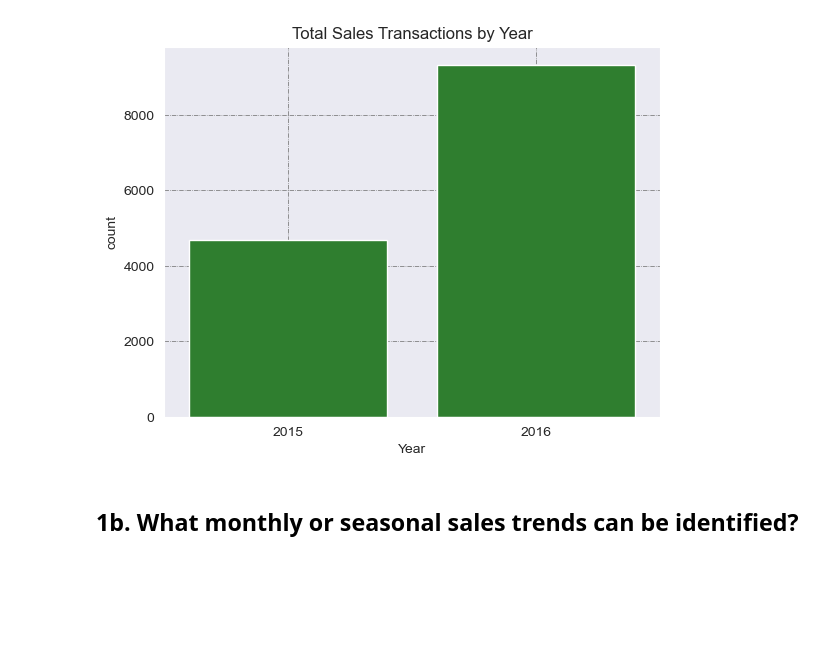
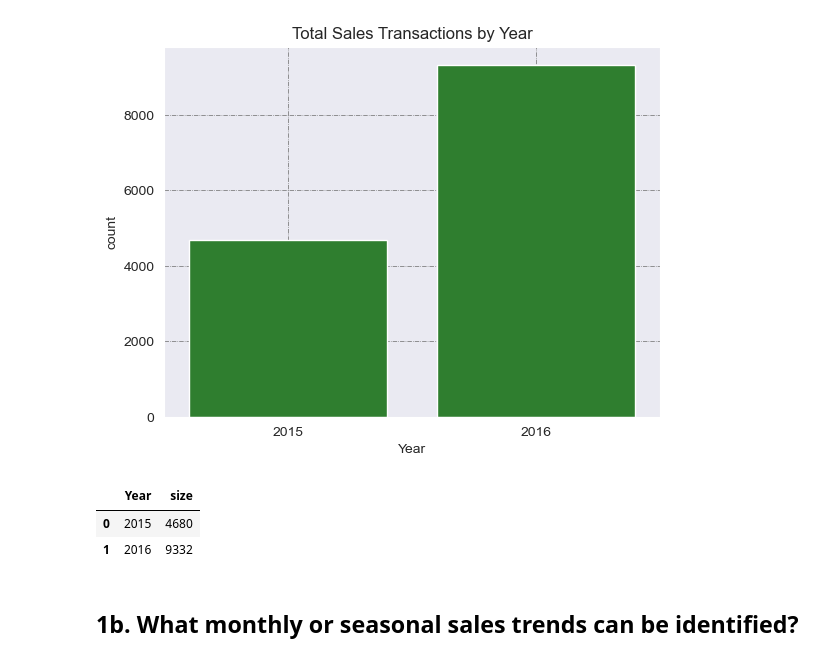
Before and after one commit to Abramz42/data_reports, a Jupyter notebook: Data_Report_3.ipynb, the cells around one changed output. Cells and saved outputs as stored; diff of their text form; code cells hidden in the pictures; blank space fills up the shorter version.

```diff
--- a/Data_Report_3.ipynb
+++ b/Data_Report_3.ipynb
@@ -345,6 +348,13 @@ plt.grid(color='dimgray',  linestyle='-.', linewidth='0.5')
 plt.title('Total Sales Transactions by Year');
 # %% [output]
 [figure]
+# %%
+h = data.groupby('Year', as_index=False).size()
+h
+# %% [output]
+|  | Year | size |
+| 0 | 2015 | 4680 |
+| 1 | 2016 | 9332 |
 # %% [markdown]
 ## **1b. What monthly or seasonal sales trends can be identified?**
 # %%
```
Also changed, not shown: parts of 2 cells of this notebook.
